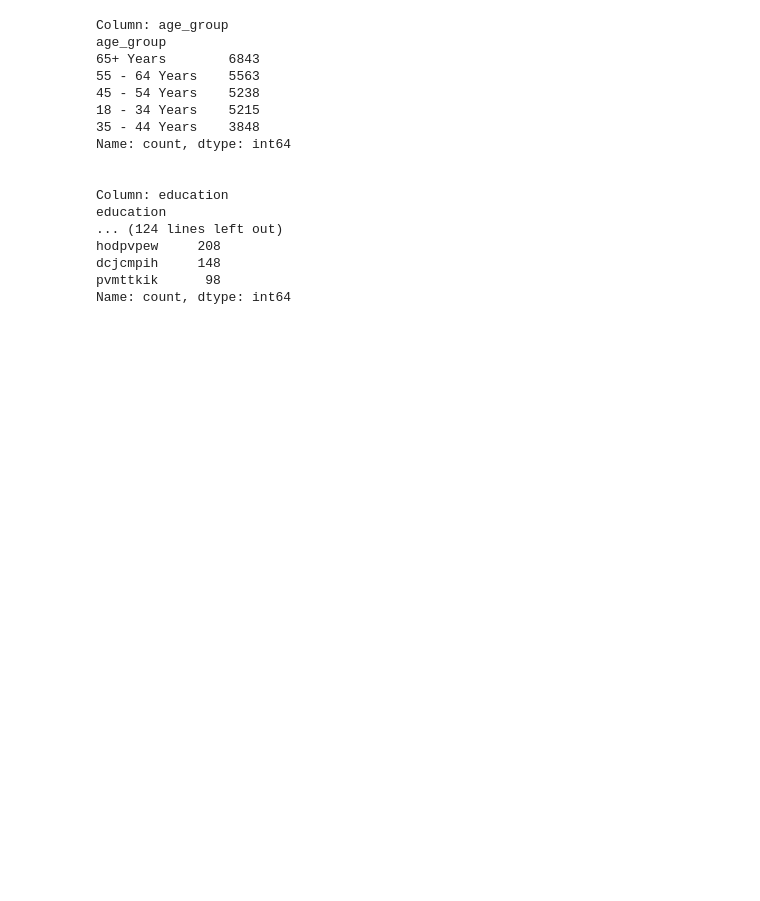
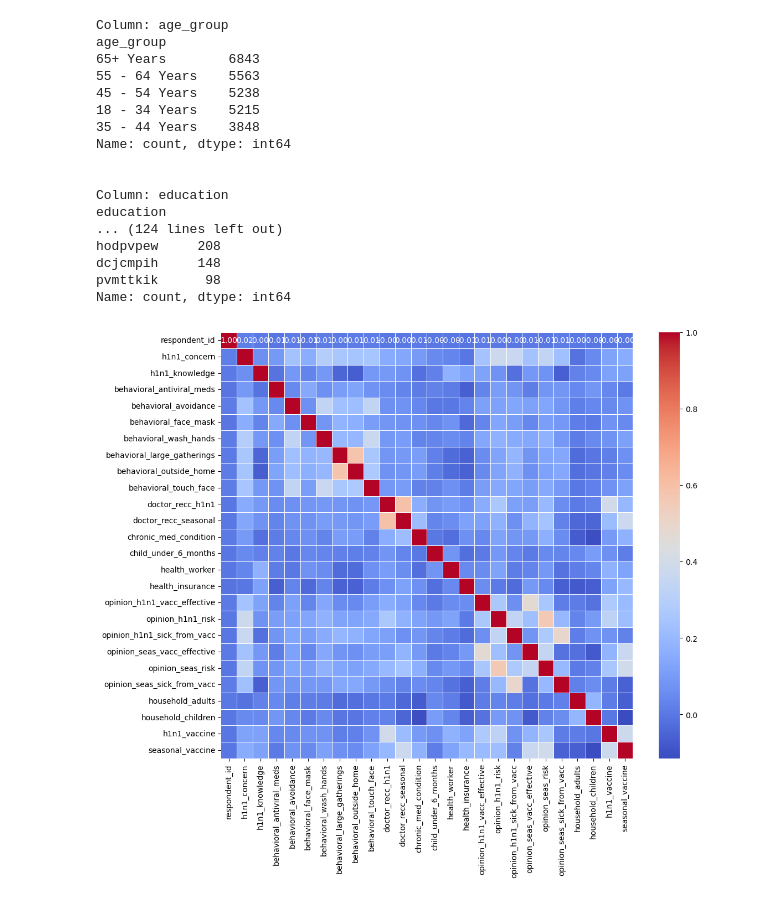
Before and after one commit to Victong-28/PHASE3_PROJECTGROUP11, a Jupyter notebook: DataUnderstanding.ipynb, the cells around one changed output. Cells and saved outputs as stored; diff of their text form; code cells hidden in the pictures; blank space fills up the shorter version.

```diff
--- a/DataUnderstanding.ipynb
+++ b/DataUnderstanding.ipynb
@@ -249,3 +249,11 @@ hodpvpew     208
 dcjcmpih     148
 pvmttkik      98
 Name: count, dtype: int64
+# %%
+# ploting heatmap to show the relationship of our features and target variable
+df1_corr = df1.select_dtypes(include = 'number')
+plt.figure(figsize=(12, 10))
+sns.heatmap(df1_corr.corr(), annot=True, fmt='.2f', cmap='coolwarm', linewidths=0.5)
+plt.show()
+# %% [output]
+[figure, added]
```
